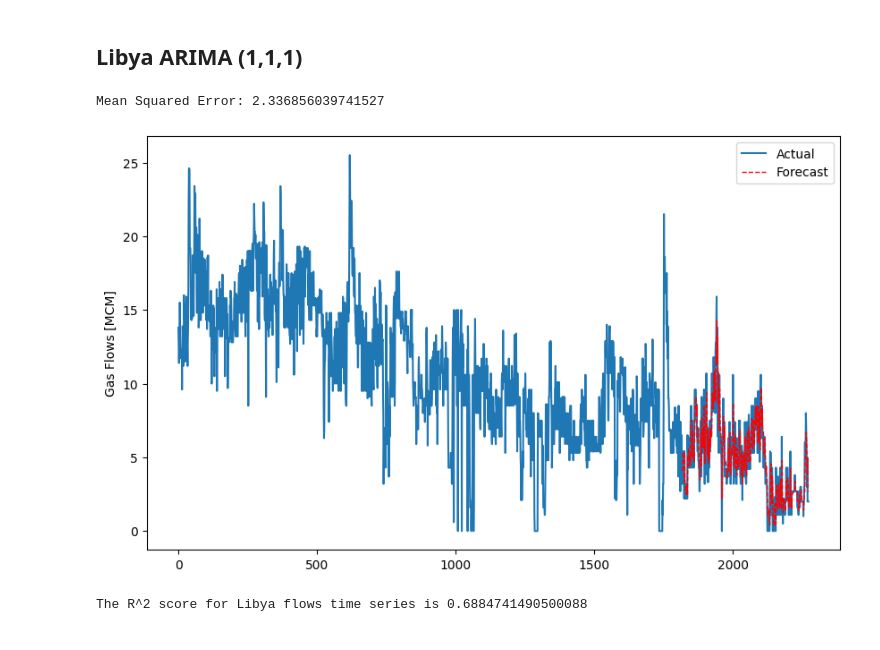
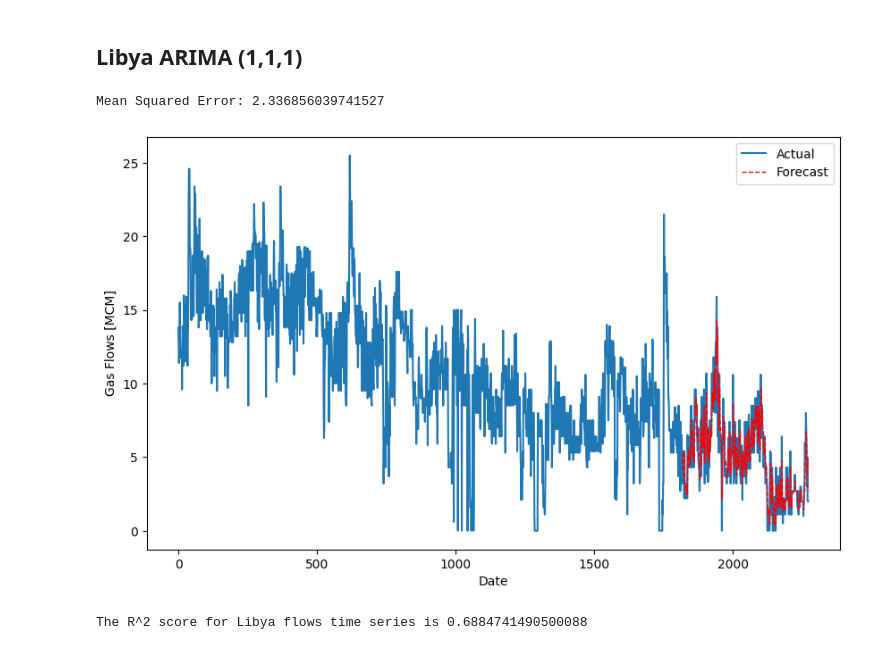
Before and after one commit to bassem-1/European-Gas-Imports, a Jupyter notebook: Main-code.ipynb, the cells around one changed output. Drawn from its saved outputs; the diff is of its cells as text; code cells hidden in the pictures.

```diff
--- a/Main-code.ipynb
+++ b/Main-code.ipynb
@@ -214,35 +215,36 @@ train, test = df.iloc[:train_size], df.iloc[train_size:]
 value= 'Libya'
 
 
 # Fitting ARIMA model
 predictions = []
 history = [x for x in train[value]]
 
 for t in range(len(test)):
     model = ARIMA(history, order=(1, 1, 1))
     model_fit = model.fit()
     output = model_fit.forecast()
     yhat = output[0]
     predictions.append(yhat)
     obs = test[value].iloc[t]
     history.append(obs)
 
 test['predictions'] = predictions
 
 # Evaluating the model
 mse = mean_squared_error(test[value], test['predictions'])
 print(f'Mean Squared Error: {mse}')
 
 # Plotting the results
 plt.figure(figsize=(10, 6))
-plt.plot(df[value], label='Actual')
+plt.plot(df[value],label='Actual')
 plt.plot(test['predictions'], label='Forecast', color='red', linestyle='--', linewidth=1)
 plt.ylabel('Gas Flows [MCM]')
+plt.xlabel('Date')
 plt.legend()
 plt.show()
 # %% [output]
 Mean Squared Error: 2.336856039741527
-[figure, old version]
+[figure, new version]
 # %%
 print('The R^2 score for Libya flows time series is', r2_score(test['Libya'],test['predictions']))
 # %% [output]
```
Also changed, not shown: parts of 26 cells of this notebook.
